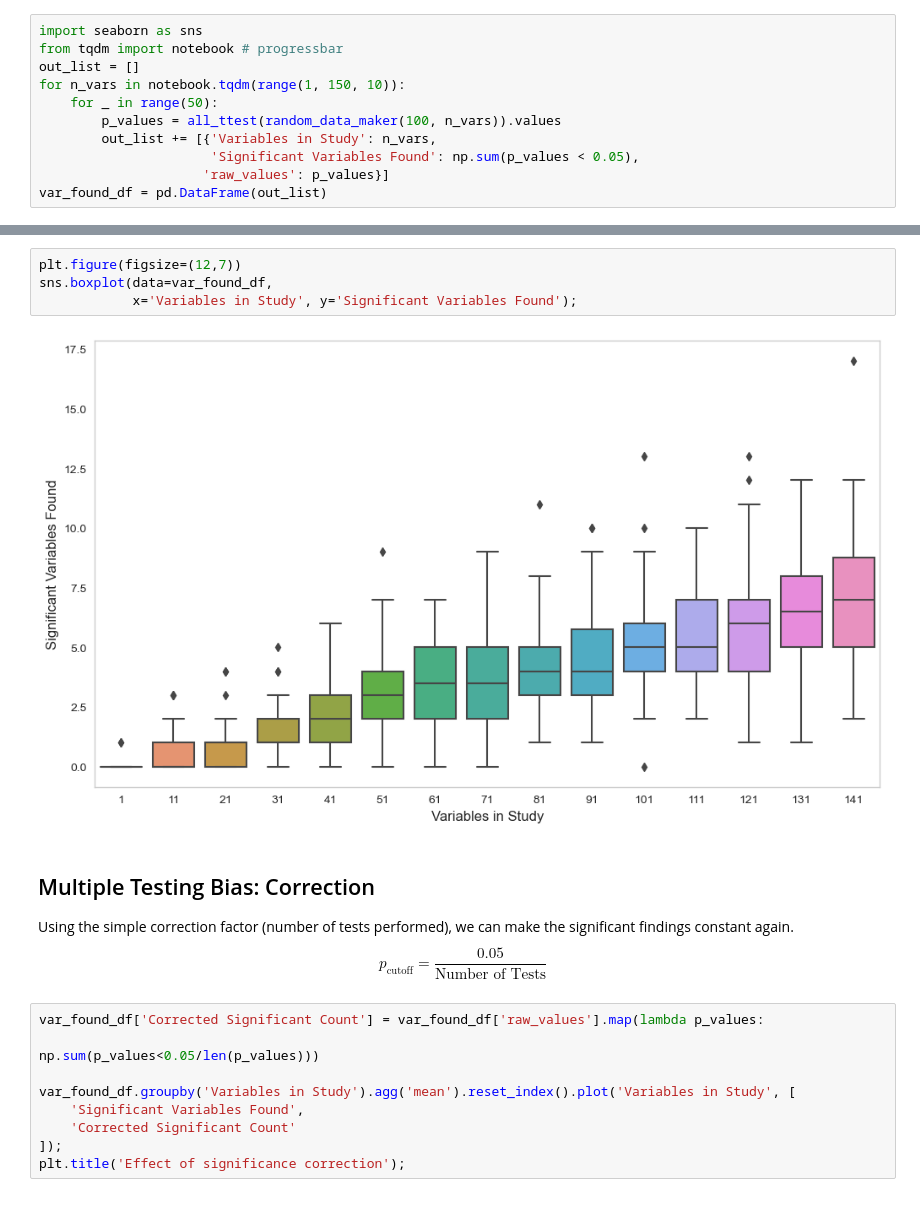
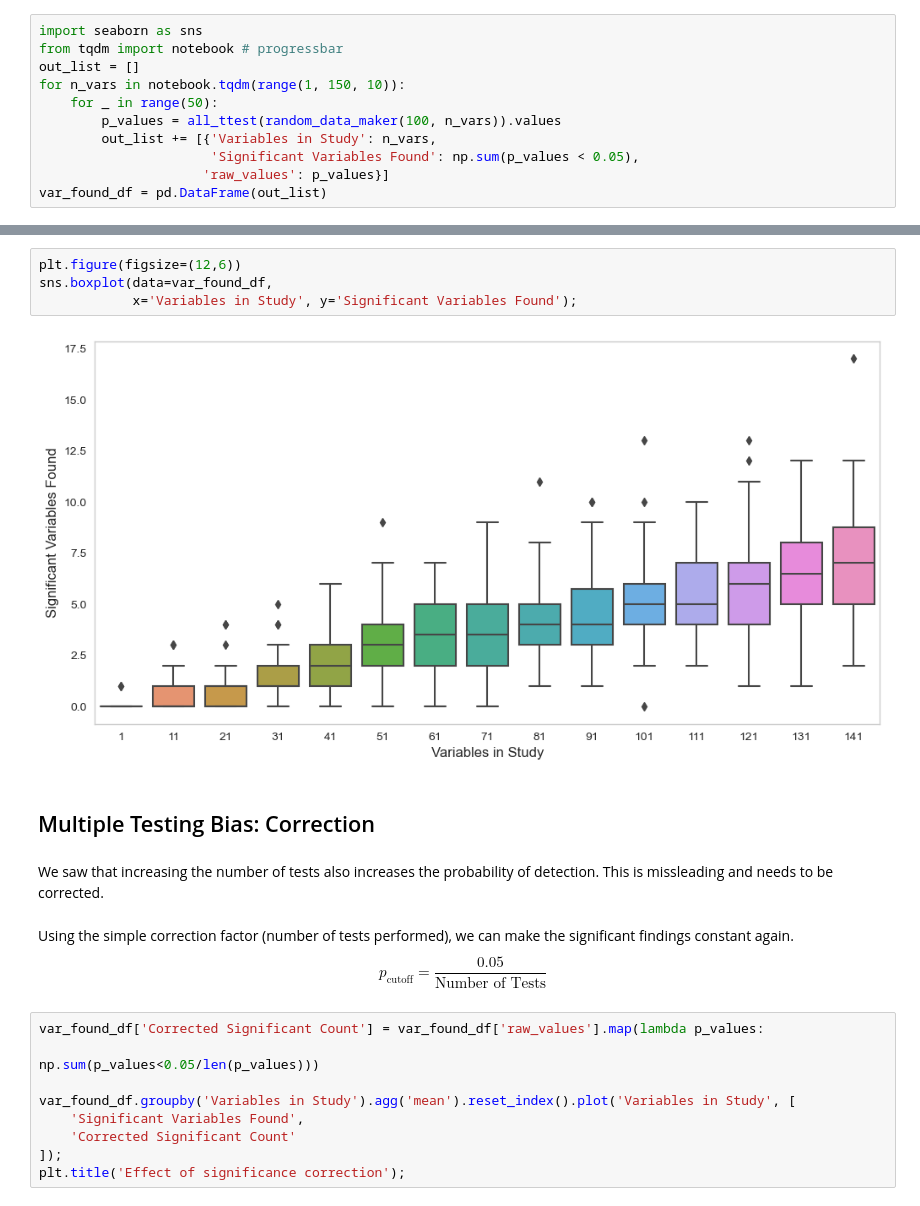
Before and after one commit to ImagingLectures/Quantitative-Big-Imaging-2021, a Jupyter notebook: Lectures/Lecture-08/08-Statistics.ipynb, the cells around one changed output, grey strips where cells are left out. Drawn from its saved outputs; the diff is of its cells as text.

Commit message:
Added notes to the hypothesis testing part.

```diff
--- a/Lectures/Lecture-08/08-Statistics.ipynb
+++ b/Lectures/Lecture-08/08-Statistics.ipynb
@@ -642,12 +666,14 @@ sns.stripplot(data=var_found_df, x='Variables in Study', y='Significant Variable
 # %%
-plt.figure(figsize=(12,7))
+plt.figure(figsize=(12,6))
 sns.boxplot(data=var_found_df,
             x='Variables in Study', y='Significant Variables Found');
 # %% [output]
-[figure, old version]
+[figure, new version]
+# %% [markdown]
+## Multiple Testing Bias: Correction
+# %% [markdown]
+We saw that increasing the number of tests also increases the probability of detection. This is missleading and needs to be corrected.
 # %% [markdown]
-## Multiple Testing Bias: Correction
-
 Using the simple correction factor (number of tests performed), we can make the significant findings constant again.
 $$ p_{\mbox{cutoff}} = \frac{0.05}{\textrm{Number of Tests}} $$
 # %%
```
Also changed, not shown: parts of 42 cells of this notebook.
